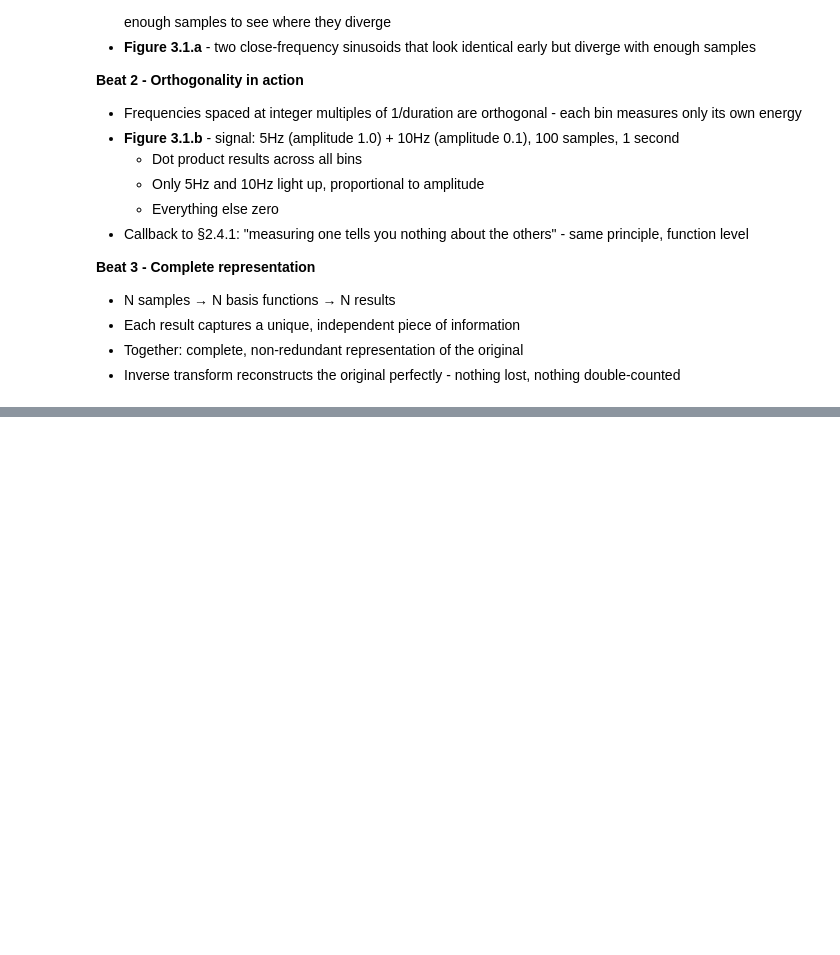
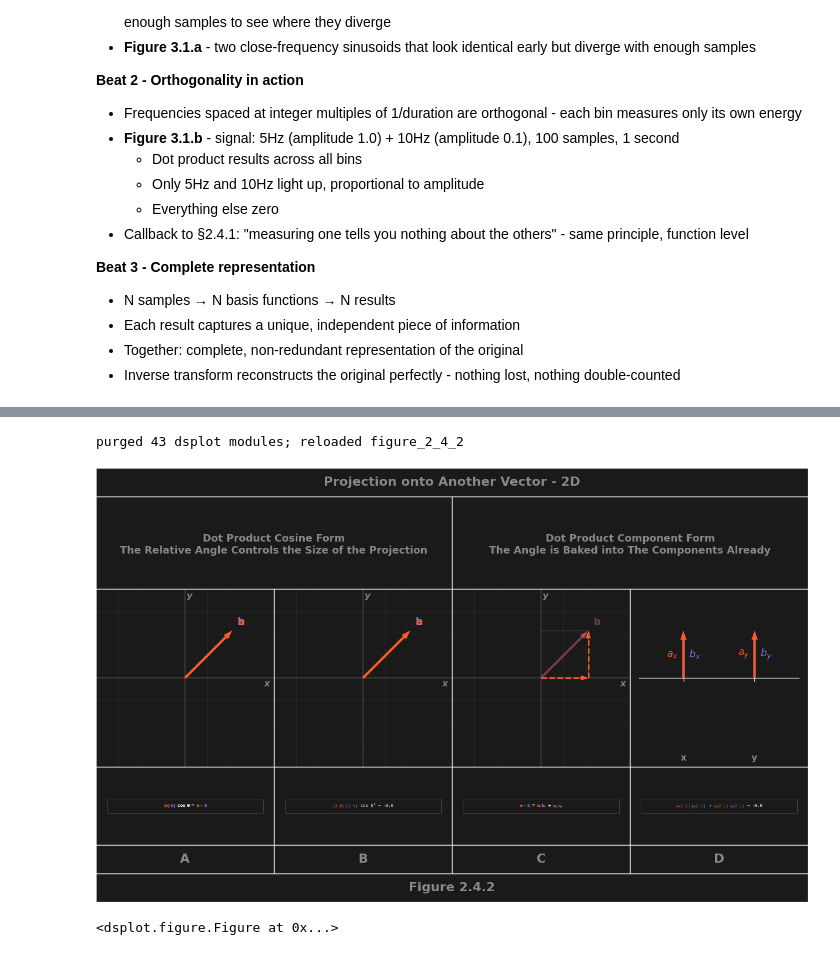
Before and after one commit to eddie-water/sub-shader, a Jupyter notebook: src/subshader/dsp/dsp.ipynb, the cells around one changed output, grey strips where cells are left out. Cells and saved outputs as stored; diff of their text form; code cells hidden in the pictures; blank space fills up the shorter version.

```diff
--- a/src/subshader/dsp/dsp.ipynb
+++ b/src/subshader/dsp/dsp.ipynb
@@ -785,9 +944,13 @@ figure_2_4_2()
 # %%
-import sys
-_purged = [m for m in list(sys.modules) if m == "dsplot" or m.startswith("dsplot.")]
-for _m in _purged:
-    del sys.modules[_m]
-from dsplot.figures import figure_2_4_2
-print(f"purged {len(_purged)} dsplot modules; reloaded figure_2_4_2")
-figure_2_4_2()
+# import sys
+# _purged = [m for m in list(sys.modules) if m == "dsplot" or m.startswith("dsplot.")]
+# for _m in _purged:
+#     del sys.modules[_m]
+# from dsplot.figures import figure_2_4_2
+# print(f"purged {len(_purged)} dsplot modules; reloaded figure_2_4_2")
+# figure_2_4_2()
+# %% [output]
+purged 43 dsplot modules; reloaded figure_2_4_2
+[figure, added]
+<dsplot.figure.Figure at 0x...>
 # %%
```
Also changed, not shown: parts of 22 cells of this notebook, 21 other files.
